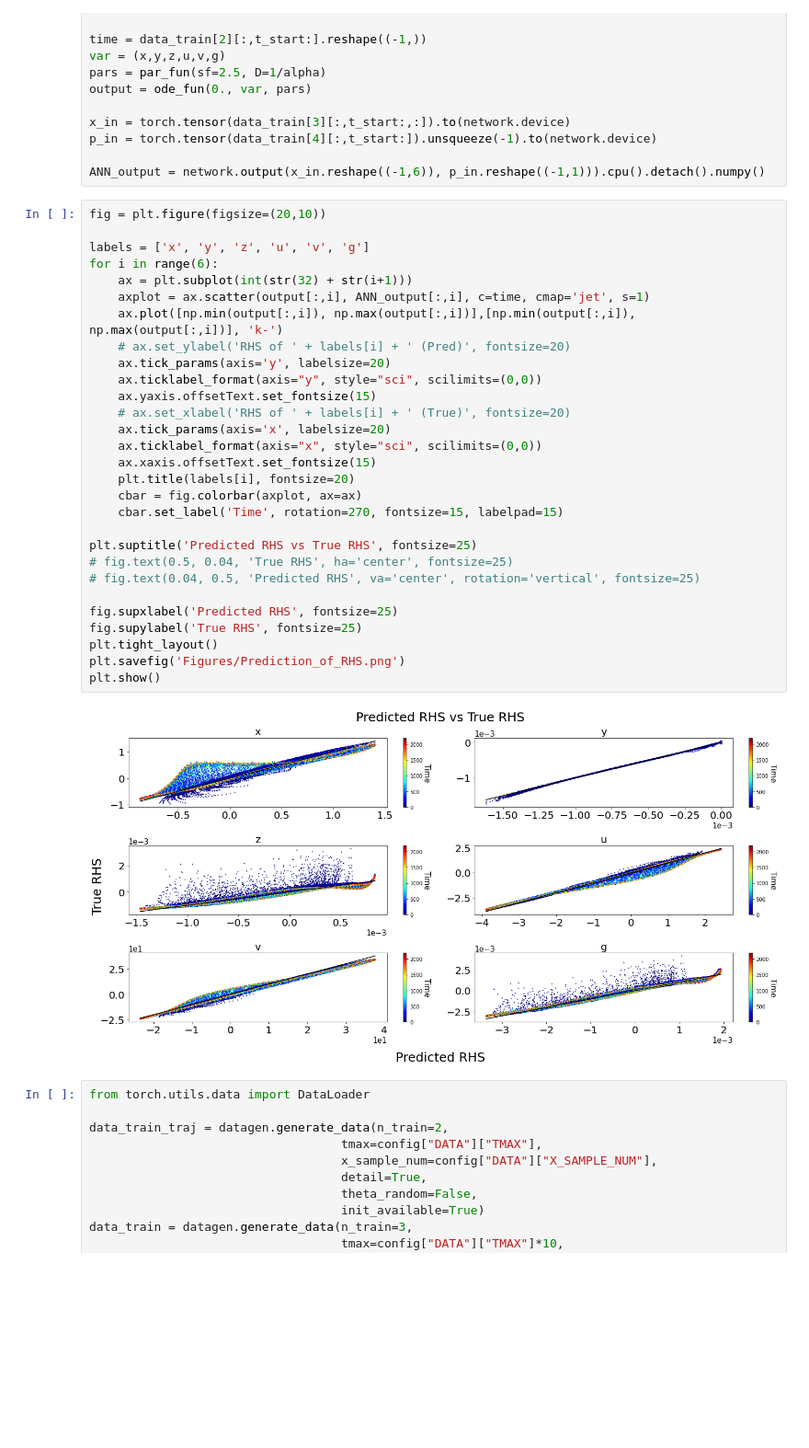
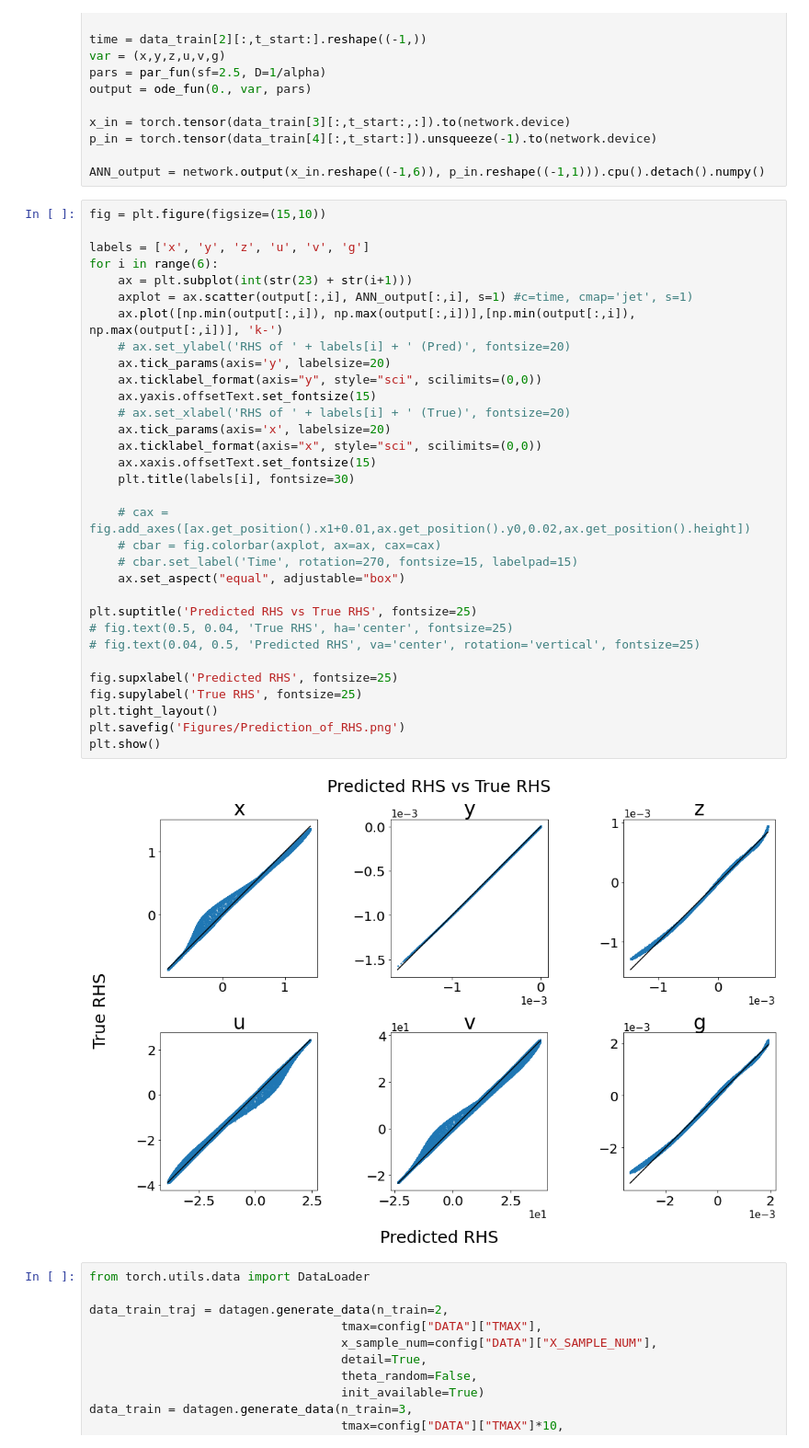
Before and after one commit to saurabhmalani1994/PartialObservations, a Jupyter notebook: Plot_BandF.ipynb, the cells around one changed output. Shown at 92% size. Cells and saved outputs as stored; diff of their text form; blank space fills up the shorter version.

Commit message:
Black Box Trainable, New Figures, Good Data, No Time Weight

```diff
--- a/Plot_BandF.ipynb
+++ b/Plot_BandF.ipynb
@@ -412,36 +462,39 @@ p_in = torch.tensor(data_train[4][:,t_start:]).unsqueeze(-1).to(network.device)
 
 ANN_output = network.output(x_in.reshape((-1,6)), p_in.reshape((-1,1))).cpu().detach().numpy()
 # %%
-fig = plt.figure(figsize=(20,10))
+fig = plt.figure(figsize=(15,10))
 
 labels = ['x', 'y', 'z', 'u', 'v', 'g']
 for i in range(6):
-    ax = plt.subplot(int(str(32) + str(i+1)))
-    axplot = ax.scatter(output[:,i], ANN_output[:,i], c=time, cmap='jet', s=1)
+    ax = plt.subplot(int(str(23) + str(i+1)))
+    axplot = ax.scatter(output[:,i], ANN_output[:,i], s=1) #c=time, cmap='jet', s=1)
     ax.plot([np.min(output[:,i]), np.max(output[:,i])],[np.min(output[:,i]), np.max(output[:,i])], 'k-')
     # ax.set_ylabel('RHS of ' + labels[i] + ' (Pred)', fontsize=20)
     ax.tick_params(axis='y', labelsize=20)
     ax.ticklabel_format(axis="y", style="sci", scilimits=(0,0))
     ax.yaxis.offsetText.set_fontsize(15)
     # ax.set_xlabel('RHS of ' + labels[i] + ' (True)', fontsize=20)
     ax.tick_params(axis='x', labelsize=20)
     ax.ticklabel_format(axis="x", style="sci", scilimits=(0,0))
     ax.xaxis.offsetText.set_fontsize(15)
-    plt.title(labels[i], fontsize=20)
-    cbar = fig.colorbar(axplot, ax=ax)
-    cbar.set_label('Time', rotation=270, fontsize=15, labelpad=15)
+    plt.title(labels[i], fontsize=30)
+
+    # cax = fig.add_axes([ax.get_position().x1+0.01,ax.get_position().y0,0.02,ax.get_position().height])
+    # cbar = fig.colorbar(axplot, ax=ax, cax=cax)
+    # cbar.set_label('Time', rotation=270, fontsize=15, labelpad=15)
+    ax.set_aspect("equal", adjustable="box")
 
 plt.suptitle('Predicted RHS vs True RHS', fontsize=25)
 # fig.text(0.5, 0.04, 'True RHS', ha='center', fontsize=25)
 # fig.text(0.04, 0.5, 'Predicted RHS', va='center', rotation='vertical', fontsize=25)
 
 fig.supxlabel('Predicted RHS', fontsize=25)
 fig.supylabel('True RHS', fontsize=25)
 plt.tight_layout()
 plt.savefig('Figures/Prediction_of_RHS.png')
 plt.show()
 # %% [output]
-[figure, old version]
+[figure, new version]
 # %%
 from torch.utils.data import DataLoader
 
```
Also changed, not shown: parts of 11 cells of this notebook, 19 other files.
